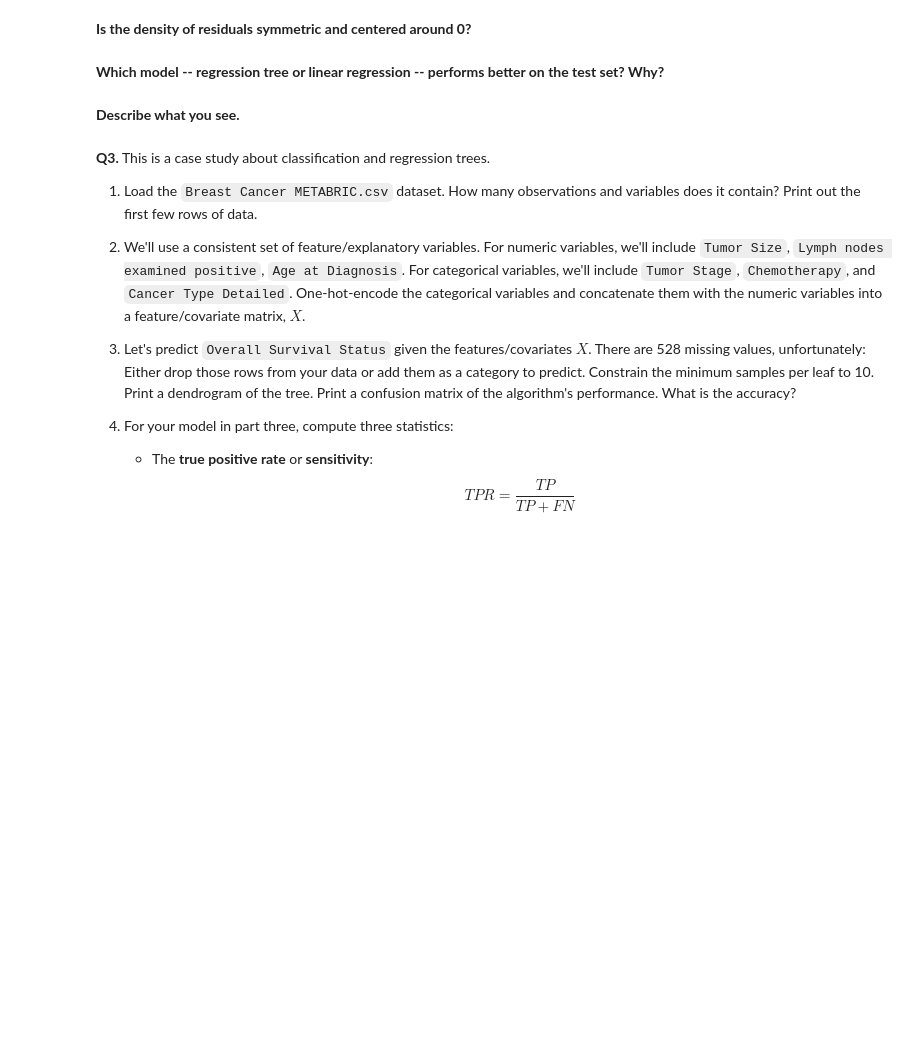
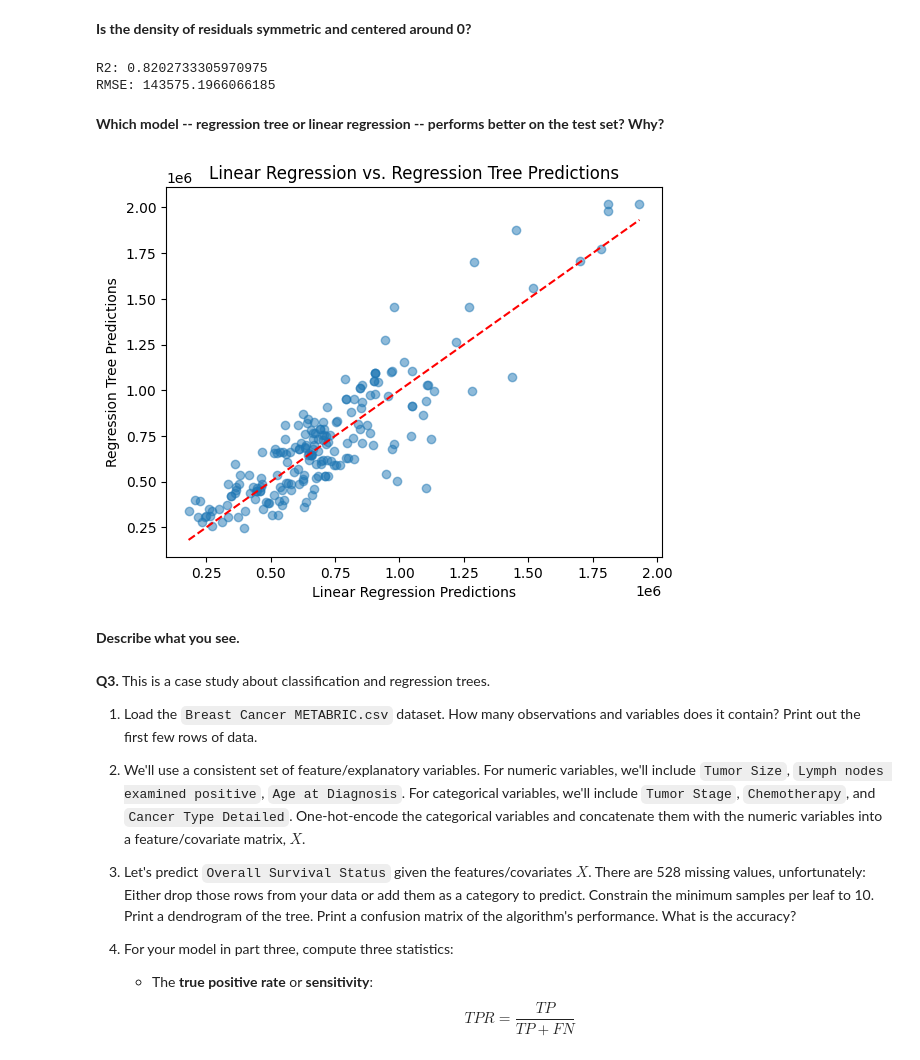
Before and after one commit to kpunsalan8/trees-KP, a Jupyter notebook: assignment/assignment.ipynb, the cells around one changed output. Cells and saved outputs as stored; diff of their text form; code cells hidden in the pictures; blank space fills up the shorter version.

Commit message:
Save scatterplot Q2

```diff
--- a/assignment/assignment.ipynb
+++ b/assignment/assignment.ipynb
@@ -172,11 +172,34 @@ Text(0, 0.5, 'Residuals')
 **Is the density of residuals symmetric and centered around 0?**
 # %%
 # 2.5 Run a linear regression of price on the same variables
+from sklearn.linear_model import LinearRegression
+lin_reg = LinearRegression()
+lin_reg.fit(X_train, y_train)
+y_pred_lin = lin_reg.predict(X_test)
+# %%
+# evaluate new linear model
+score = r2_score(y_test, y_pred_lin)
+print(f"R2: {score}")
+rmse_score = np.sqrt(mean_squared_error(y_test, y_pred_lin))
+print(f"RMSE: {rmse_score}")
+# %% [output]
+R2: 0.8202733305970975
+RMSE: 143575.1966066185
 # %% [markdown]
 **Which model -- regression tree or linear regression -- performs better on the test set? Why?**
 # %%
 # 2.6 Predict prices using both your tree and your linear model
-# make a scatter plot of their values
+# make a scatter plot of their values y_pred_lin and y_pred_tree
+plt.scatter(y_pred_lin, y_pred_tree, alpha=0.5)
+plt.plot([min(y_pred_lin), max(y_pred_lin)], [min(y_pred_lin), max(y_pred_lin)], 'r--')
+# axis labels
+plt.xlabel('Linear Regression Predictions')
+plt.ylabel('Regression Tree Predictions')
+# title
+plt.title('Linear Regression vs. Regression Tree Predictions')
+plt.show()
+# %% [output]
+[figure, added]
 # %% [markdown]
 **Describe what you see.**
 # %% [markdown]
```
Also changed, not shown: parts of 3 cells of this notebook.
